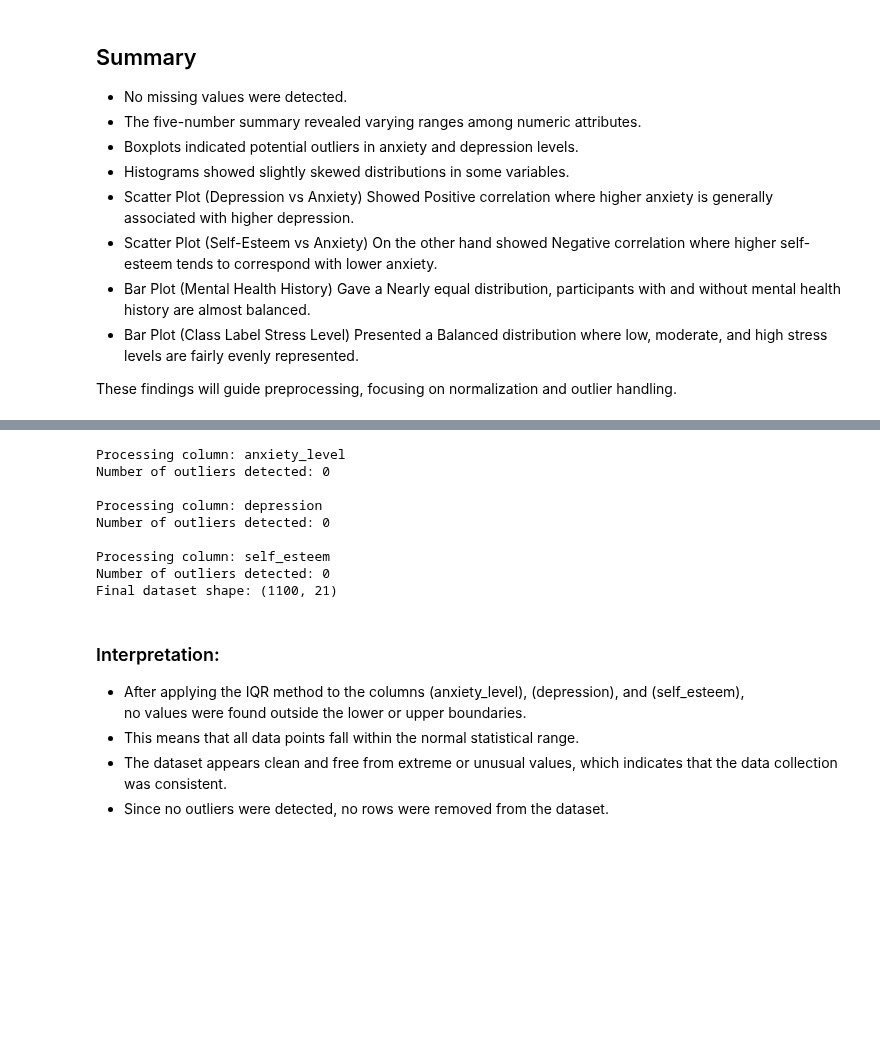
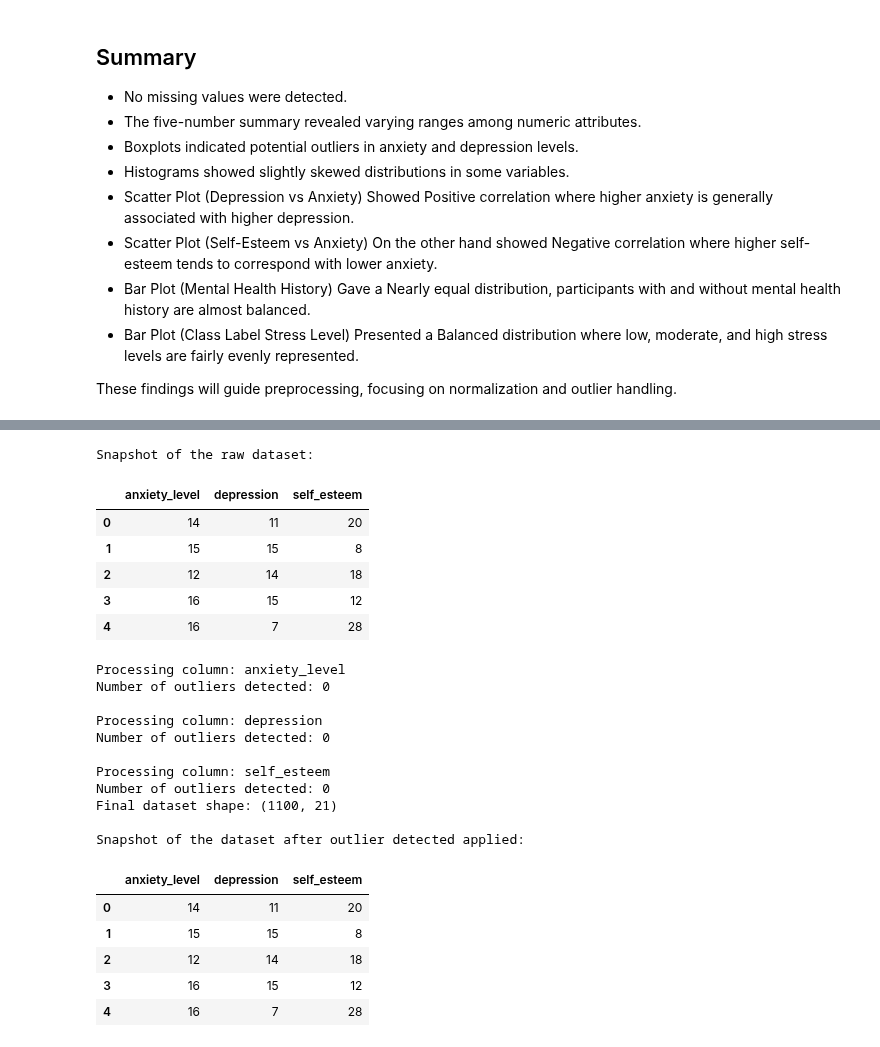
Before and after one commit to LanaAlhussaini/G12.DM, a Jupyter notebook: phase2.ipynb, the cells around one changed output, grey strips where cells are left out. Cells and saved outputs as stored; diff of their text form; code cells hidden in the pictures; blank space fills up the shorter version.

```diff
--- a/phase2.ipynb
+++ b/phase2.ipynb
@@ -312,34 +312,48 @@ Any data point outside this range is considered an outlier.
 # %%
+print("Snapshot of the raw dataset:")
+display(df[['anxiety_level', 'depression', 'self_esteem']].head())
+
 import pandas as pd
 
 cols = ['anxiety_level', 'depression', 'self_esteem']
 
 for column in cols:
     print(f"\nProcessing column: {column}")
     Q1 = df[column].quantile(0.25)
     Q3 = df[column].quantile(0.75)
     IQR = Q3 - Q1
 
     lower_bound = Q1 - 1.5 * IQR
     upper_bound = Q3 + 1.5 * IQR
 
     outliers = df[(df[column] < lower_bound) | (df[column] > upper_bound)]
     print("Number of outliers detected:", outliers.shape[0])
 print("Final dataset shape:", df.shape)
+
+print("\nSnapshot of the dataset after outlier detected applied:")
+display(df[['anxiety_level', 'depression', 'self_esteem']].head())
 # %% [output]
-Processing column: anxiety_level
-Number of outliers detected: 0
-
-Processing column: depression
-Number of outliers detected: 0
-
-Processing column: self_esteem
-Number of outliers detected: 0
-Final dataset shape: (1100, 21)
+Snapshot of the raw dataset:
+|  | anxiety_level | depression | self_esteem |
+| 0 | 14 | 11 | 20 |
+| 1 | 15 | 15 | 8 |
+| 2 | 12 | 14 | 18 |
+| 3 | 16 | 15 | 12 |
+| 4 | 16 | 7 | 28 |
+Processing column: anxiety_level
+Number of outliers detected: 0
+
+Processing column: depression
+Number of outliers detected: 0
+
+Processing column: self_esteem
+Number of outliers detected: 0
+Final dataset shape: (1100, 21)
+
+Snapshot of the dataset after outlier detected applied:
+|  | anxiety_level | depression | self_esteem |
+| 0 | 14 | 11 | 20 |
+| 1 | 15 | 15 | 8 |
+| 2 | 12 | 14 | 18 |
+| 3 | 16 | 15 | 12 |
+| 4 | 16 | 7 | 28 |
-# %% [markdown]
-### Interpretation:
-- After applying the IQR method to the columns (anxiety_level), (depression), and (self_esteem),
-  no values were found outside the lower or upper boundaries.
-- This means that all data points fall within the normal statistical range.
-- The dataset appears clean and free from extreme or unusual values, which indicates that the data collection was consistent.
-- Since no outliers were detected, no rows were removed from the dataset.
```
Also changed, not shown: parts of 3 cells of this notebook.
